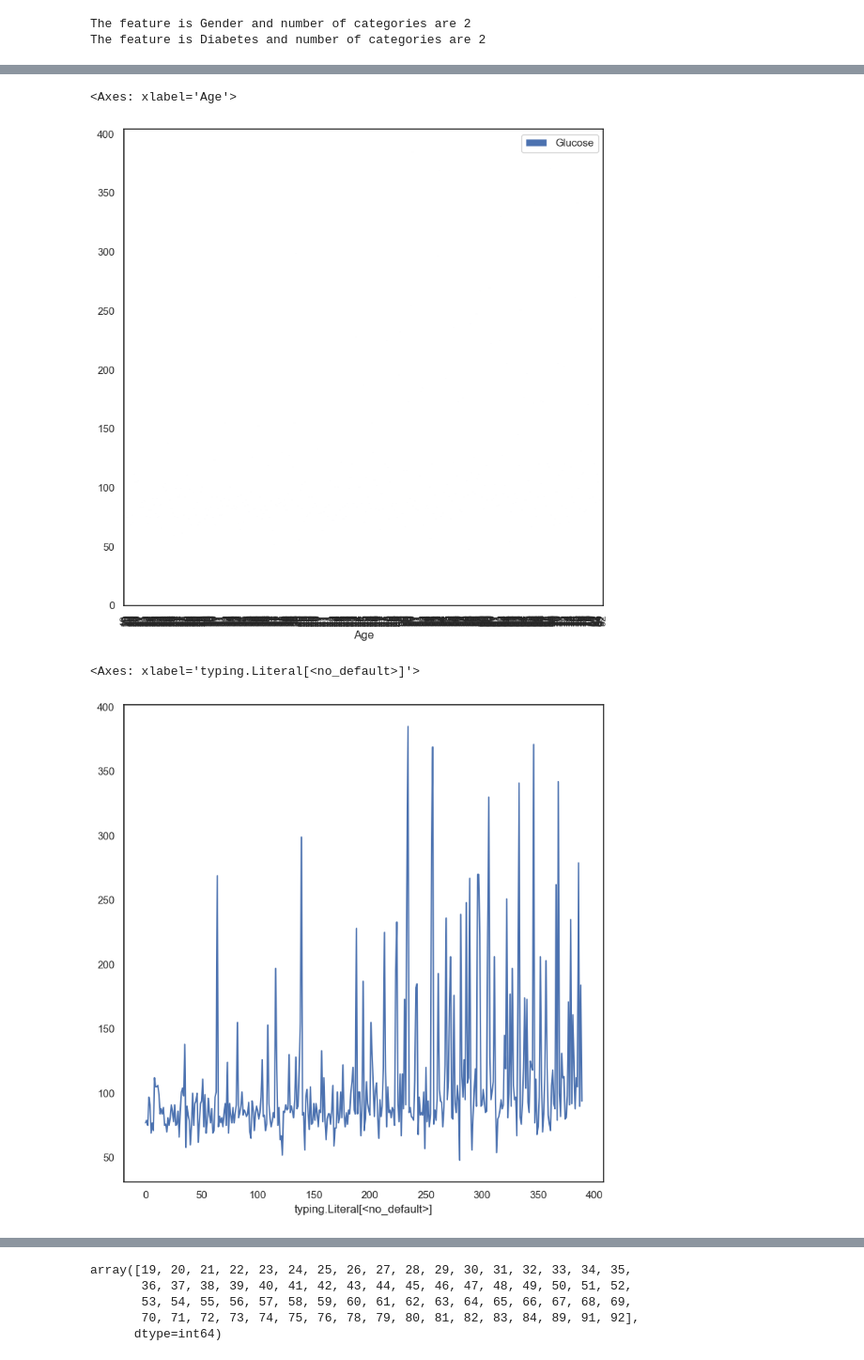
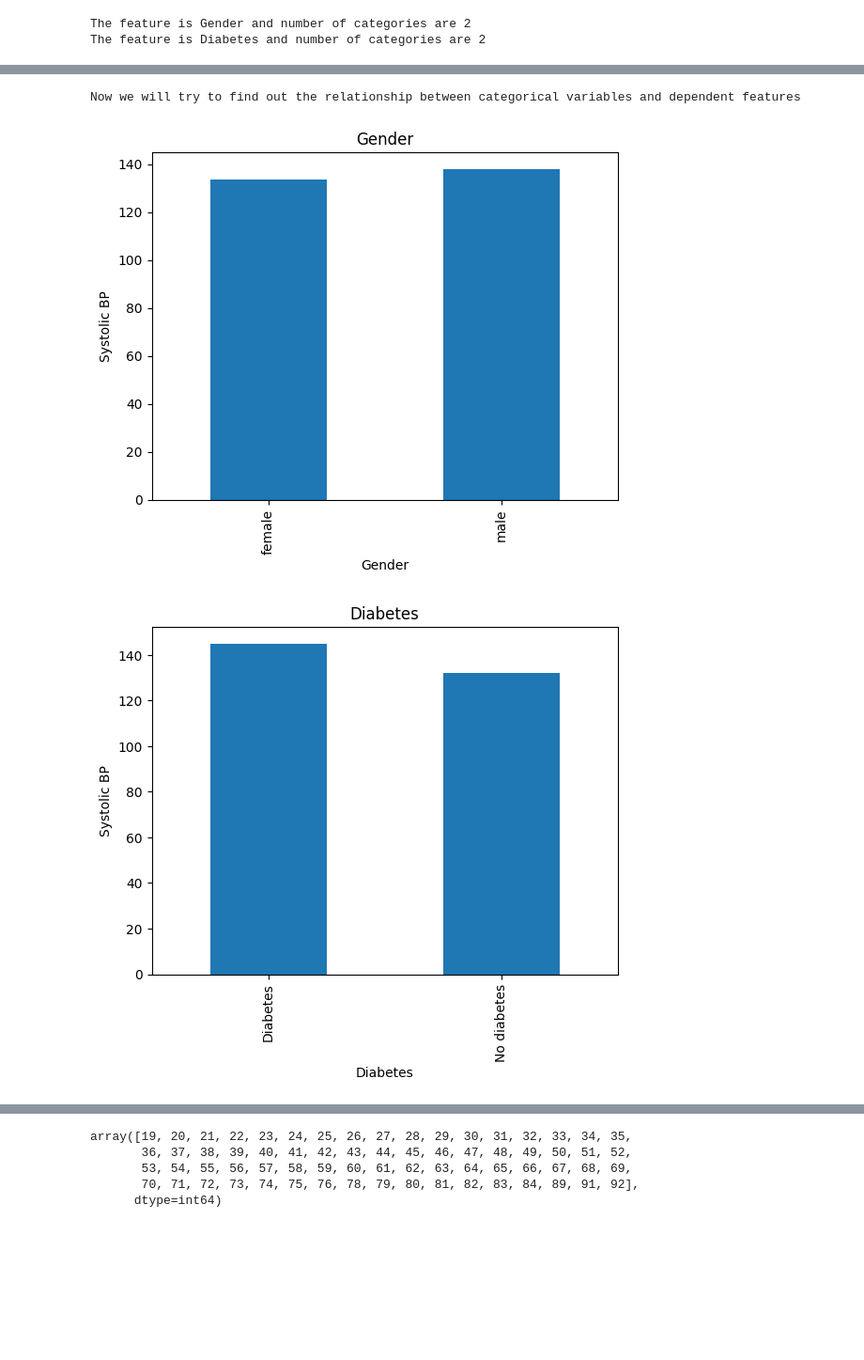
Before and after one commit to mfaisal-kodevglobal/EDA, a Jupyter notebook: eda_project.ipynb, the cells around one changed output, grey strips where cells are left out. Shown: that part at 94% size. Cells and saved outputs as stored; diff of their text form; code cells hidden in the pictures; blank space fills up the shorter version.

```diff
--- a/eda_project.ipynb
+++ b/eda_project.ipynb
@@ -366,10 +371,13 @@ Now we will try to find out the relationship between categorical variables and d
-# %%
-df1.plot.bar(x='Age',y='Glucose')
-# %% [output]
-<Axes: xlabel='Age'>
-[figure, removed]
-# %%
-df1['Glucose'].plot()
-# %% [output]
-<Axes: xlabel='typing.Literal[<no_default>]'>
-[figure, removed]
+# %%
+print('Now we will try to find out the relationship between categorical variables and dependent features')
+for feature in categorical_features:
+    data=df1.copy()
+    data.groupby(feature)['Systolic BP'].median().plot.bar()
+    plt.xlabel(feature)
+    plt.ylabel('Systolic BP')
+    plt.title(feature)
+    plt.show()
+# %% [output]
+Now we will try to find out the relationship between categorical variables and dependent features
+[figure, added]
+[figure, added]
```
Also changed, not shown: parts of 10 cells of this notebook.
